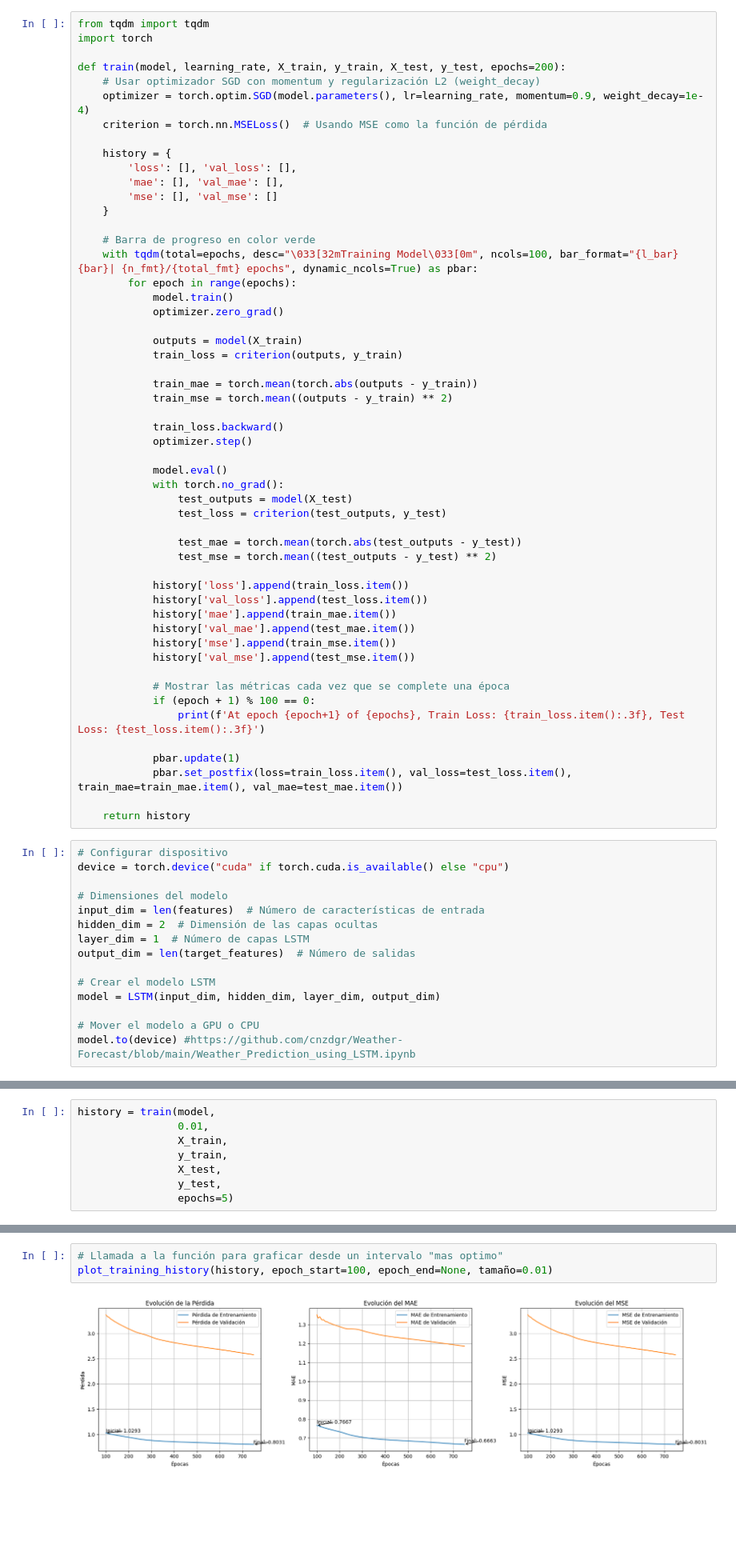
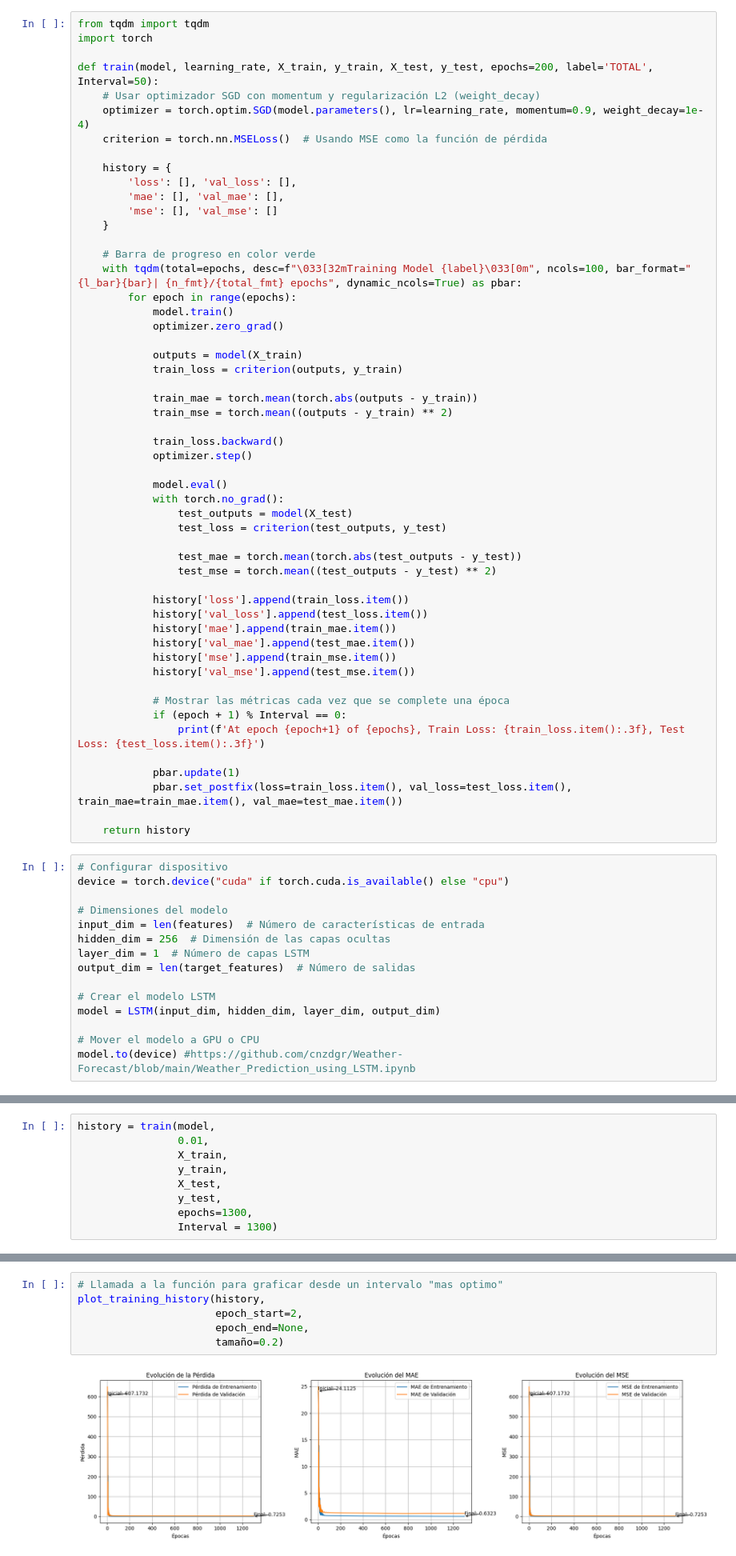
Before and after one commit to Ronald2328/Tesis-RNN-2024, a Jupyter notebook: Explore_model.ipynb, the cells around one changed output, grey strips where cells are left out. Shown at 80% size. Cells and saved outputs as stored; diff of their text form; blank space fills up the shorter version.

Commit message:
Agregar modelos individuales

```diff
--- a/Explore_model.ipynb
+++ b/Explore_model.ipynb
@@ -370,7 +373,7 @@ class LSTM(nn.Module):
 from tqdm import tqdm
 import torch
 
-def train(model, learning_rate, X_train, y_train, X_test, y_test, epochs=200):
+def train(model, learning_rate, X_train, y_train, X_test, y_test, epochs=200, label='TOTAL', Interval=50):
     # Usar optimizador SGD con momentum y regularización L2 (weight_decay)
     optimizer = torch.optim.SGD(model.parameters(), lr=learning_rate, momentum=0.9, weight_decay=1e-4)
     criterion = torch.nn.MSELoss()  # Usando MSE como la función de pérdida
@@ -382,7 +385,7 @@ def train(model, learning_rate, X_train, y_train, X_test, y_test, epochs=200):
     }
 
     # Barra de progreso en color verde
-    with tqdm(total=epochs, desc="\033[32mTraining Model\033[0m", ncols=100, bar_format="{l_bar}{bar}| {n_fmt}/{total_fmt} epochs", dynamic_ncols=True) as pbar:
+    with tqdm(total=epochs, desc=f"\033[32mTraining Model {label}\033[0m", ncols=100, bar_format="{l_bar}{bar}| {n_fmt}/{total_fmt} epochs", dynamic_ncols=True) as pbar:
         for epoch in range(epochs):
             model.train()
             optimizer.zero_grad()
@@ -412,7 +415,7 @@ def train(model, learning_rate, X_train, y_train, X_test, y_test, epochs=200):
             history['val_mse'].append(test_mse.item())
 
             # Mostrar las métricas cada vez que se complete una época
-            if (epoch + 1) % 100 == 0:
+            if (epoch + 1) % Interval == 0:
                 print(f'At epoch {epoch+1} of {epochs}, Train Loss: {train_loss.item():.3f}, Test Loss: {test_loss.item():.3f}')
 
             pbar.update(1)
@@ -425,7 +428,7 @@ device = torch.device("cuda" if torch.cuda.is_available() else "cpu")
 
 # Dimensiones del modelo
 input_dim = len(features)  # Número de características de entrada
-hidden_dim = 2  # Dimensión de las capas ocultas
+hidden_dim = 256  # Dimensión de las capas ocultas
 layer_dim = 1  # Número de capas LSTM
 output_dim = len(target_features)  # Número de salidas
 
@@ -446,4 +449,5 @@ history = train(model,
                 y_train,
                 X_test,
                 y_test,
-                epochs=5)
+                epochs=1300,
+                Interval = 1300)
@@ -562,8 +578,11 @@ plot_training_history(history, epoch_start=0, epoch_end=None, tamaño=0.01)
 # %%
 # Llamada a la función para graficar desde un intervalo "mas optimo"
-plot_training_history(history, epoch_start=100, epoch_end=None, tamaño=0.01)
+plot_training_history(history,
+                      epoch_start=2,
+                      epoch_end=None,
+                      tamaño=0.2)
 # %% [output]
-[figure, old version]
+[figure, new version]
 # %% [markdown]
 #### Evaluacion del modelo
 # %% [markdown]
```
Also changed, not shown: parts of 42 cells of this notebook, 5 other files.
